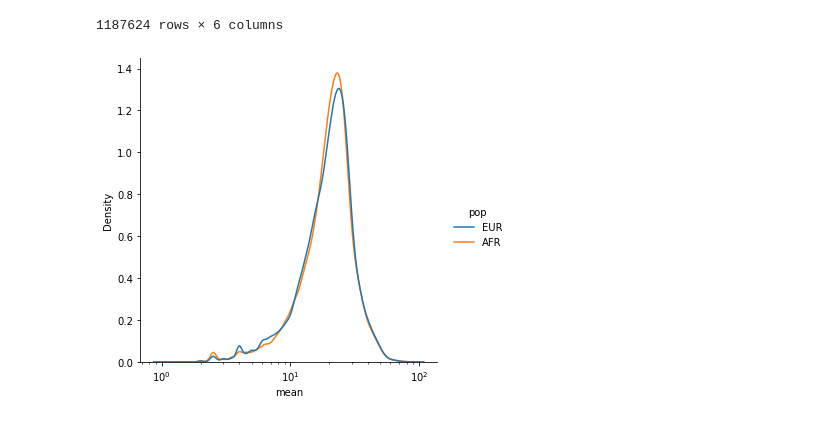
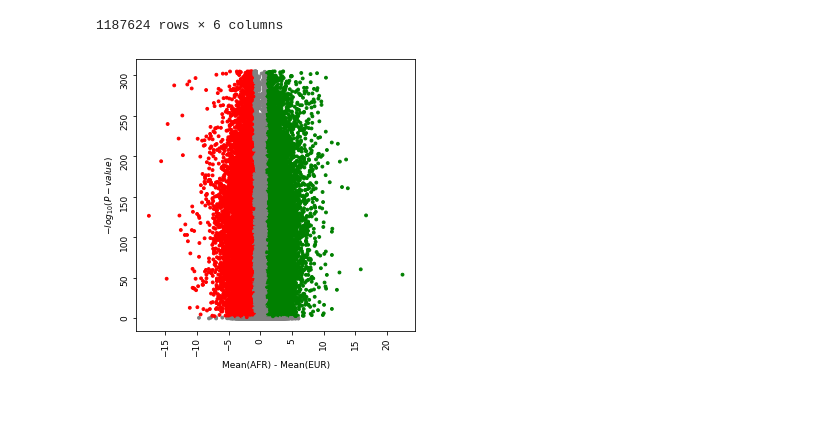
Before and after one commit to gymreklab/1000Genomes-TR-Analysis, a Jupyter notebook: diff_dist/AFR_vs_EUR.ipynb, the cells around one changed output. Cells and saved outputs as stored; diff of their text form; code cells hidden in the pictures.

```diff
--- a/diff_dist/AFR_vs_EUR.ipynb
+++ b/diff_dist/AFR_vs_EUR.ipynb
@@ -42,14 +42,17 @@ def analyse_freqs(freqs):
         return np.nan, np.nan, np.nan
     freqs = freqs.split(",")
     freqs = [freq.split(":") for freq in freqs]
-    allele_len = []
+    allele_lens = []
+    all_allele_len = []
     for freq in freqs:
+        all_allele_len.append(len(freq[0]) * float(freq[1])) # appending len(allele)* frequency(allelec)
         if float(freq[1]) > 0.01:
-            allele_len.append(len(freq[0]))
+            allele_lens.append(len(freq[0]))
 
-    if len(allele_len) == 0:
+
+    if len(allele_lens) == 0:
         return np.nan, np.nan, np.nan
-    return np.mean(allele_len), np.max(allele_len), np.min(allele_len)
+    return np.sum(all_allele_len), np.max(allele_lens), np.min(allele_lens)
 
 
 dir_addr = "/expanse/projects/gymreklab/helia/ensembl/experiments/charact/diff_dist/heterozygosity"
@@ -78,32 +81,8 @@ both_pop['min_dif'] = (both_pop['min_AFR'] - both_pop['min_EUR']) / both_pop['mo
 
 both_pop = both_pop.dropna()
 # %%
-visuz.GeneExpression.volcano(df=both_pop, lfc='max_dif', pv='kruskal_pval_bonf', axxlabel="Max(AFR) - Max(EUR)", figname=f"plots/max_dif", r = 700)
-visuz.GeneExpression.volcano(df=both_pop, lfc='min_dif', pv='kruskal_pval_bonf', axxlabel="Min(AFR) - Min(EUR)", figname=f"plots/min_dif", r = 700)
-visuz.GeneExpression.volcano(df=both_pop, lfc='mean_dif', pv='kruskal_pval_bonf', axxlabel="Mean(AFR) - Mean(EUR)", figname=f"plots/mean_dif", r = 700)
+# visuz.GeneExpression.volcano(df=both_pop, lfc='max_dif', pv='kruskal_pval_bonf', axxlabel="Max(AFR) - Max(EUR)", figname=f"plots/max_dif", r = 700)
+# visuz.GeneExpression.volcano(df=both_pop, lfc='min_dif', pv='kruskal_pval_bonf', axxlabel="Min(AFR) - Min(EUR)", figname=f"plots/min_dif", r = 700)
+visuz.GeneExpression.volcano(df=both_pop, lfc='mean_dif', pv='kruskal_pval_bonf', axxlabel="Mean(AFR) - Mean(EUR)", show=True)
+# %% [output]
+[figure, added]
-# %%
-## Mean Histograms
-
-def mean_histogram(input_df):
-
-    input_df = input_df[input_df['mean_dif'].abs() > 1]
-
-    EUR = pd.DataFrame(input_df['mean_EUR'] / input_df['motif_len'])
-    EUR['pop'] = "EUR"
-
-    AFR = pd.DataFrame(input_df['mean_AFR'] / input_df['motif_len'])
-    AFR['pop'] = "AFR"
-
-    both_mean = pd.concat([EUR,AFR])
-    both_mean.columns = ['mean', 'pop']
-    sns.displot(
-        data=both_mean,
-        x='mean',
-        hue='pop',
-        kind="kde",
-        log_scale=True
-    )
-
-mean_histogram(both_pop)
-# %% [output]
-[figure, removed]
```
Also changed, not shown: parts of 3 cells of this notebook.
